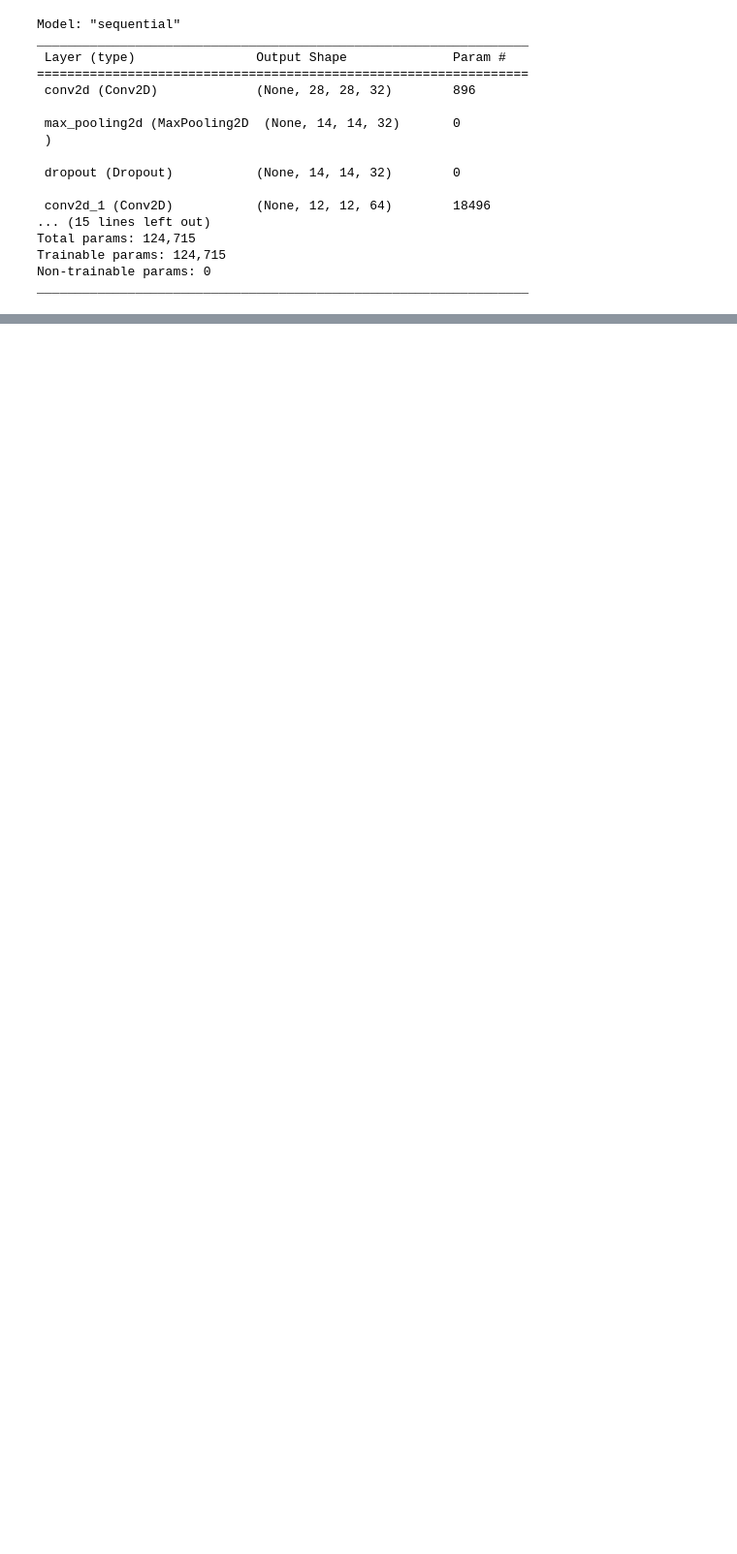
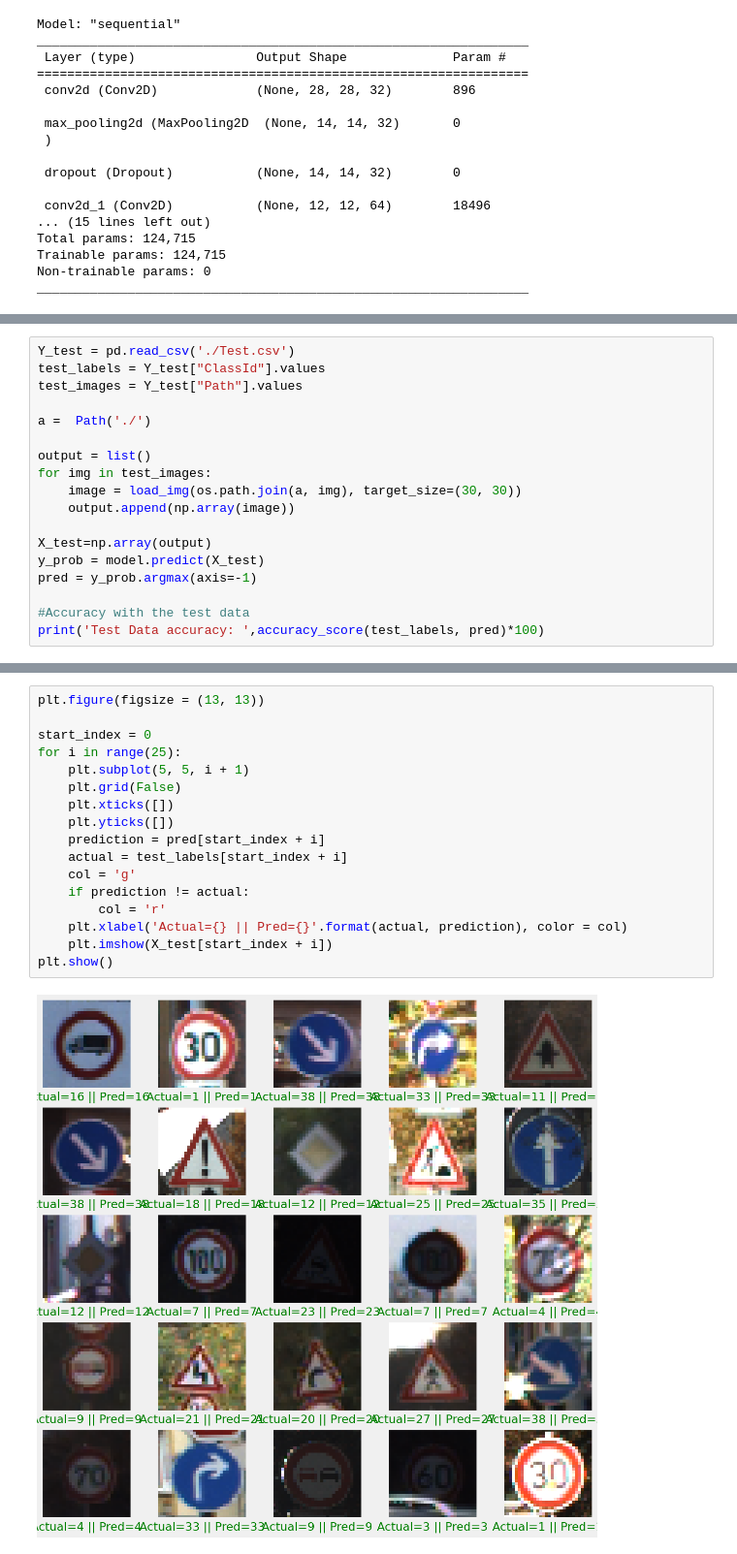
Before and after one commit to develjsh/model, a Jupyter notebook: Traffic signs classification/Traffic signs classification.ipynb, the cells around one changed output, grey strips where cells are left out. Shown at 97% size. Cells and saved outputs as stored; diff of their text form; blank space fills up the shorter version.

```diff
--- a/Traffic signs classification/Traffic signs classification.ipynb
+++ b/Traffic signs classification/Traffic signs classification.ipynb
@@ -228,0 +245,18 @@ NameError: name 'model' is not defined
+# %%
+Y_test = pd.read_csv('./Test.csv')
+test_labels = Y_test["ClassId"].values
+test_images = Y_test["Path"].values
+
+a =  Path('./')
+
+output = list()
+for img in test_images:
+    image = load_img(os.path.join(a, img), target_size=(30, 30))
+    output.append(np.array(image))
+
+X_test=np.array(output)
+y_prob = model.predict(X_test)
+pred = y_prob.argmax(axis=-1)
+
+#Accuracy with the test data
+print('Test Data accuracy: ',accuracy_score(test_labels, pred)*100)
@@ -228,0 +266,19 @@ NameError: name 'model' is not defined
+# %%
+plt.figure(figsize = (13, 13))
+
+start_index = 0
+for i in range(25):
+    plt.subplot(5, 5, i + 1)
+    plt.grid(False)
+    plt.xticks([])
+    plt.yticks([])
+    prediction = pred[start_index + i]
+    actual = test_labels[start_index + i]
+    col = 'g'
+    if prediction != actual:
+        col = 'r'
+    plt.xlabel('Actual={} || Pred={}'.format(actual, prediction), color = col)
+    plt.imshow(X_test[start_index + i])
+plt.show()
+# %% [output]
+[figure, added]
```
Also changed, not shown: parts of 3 cells of this notebook, 1 other file.
